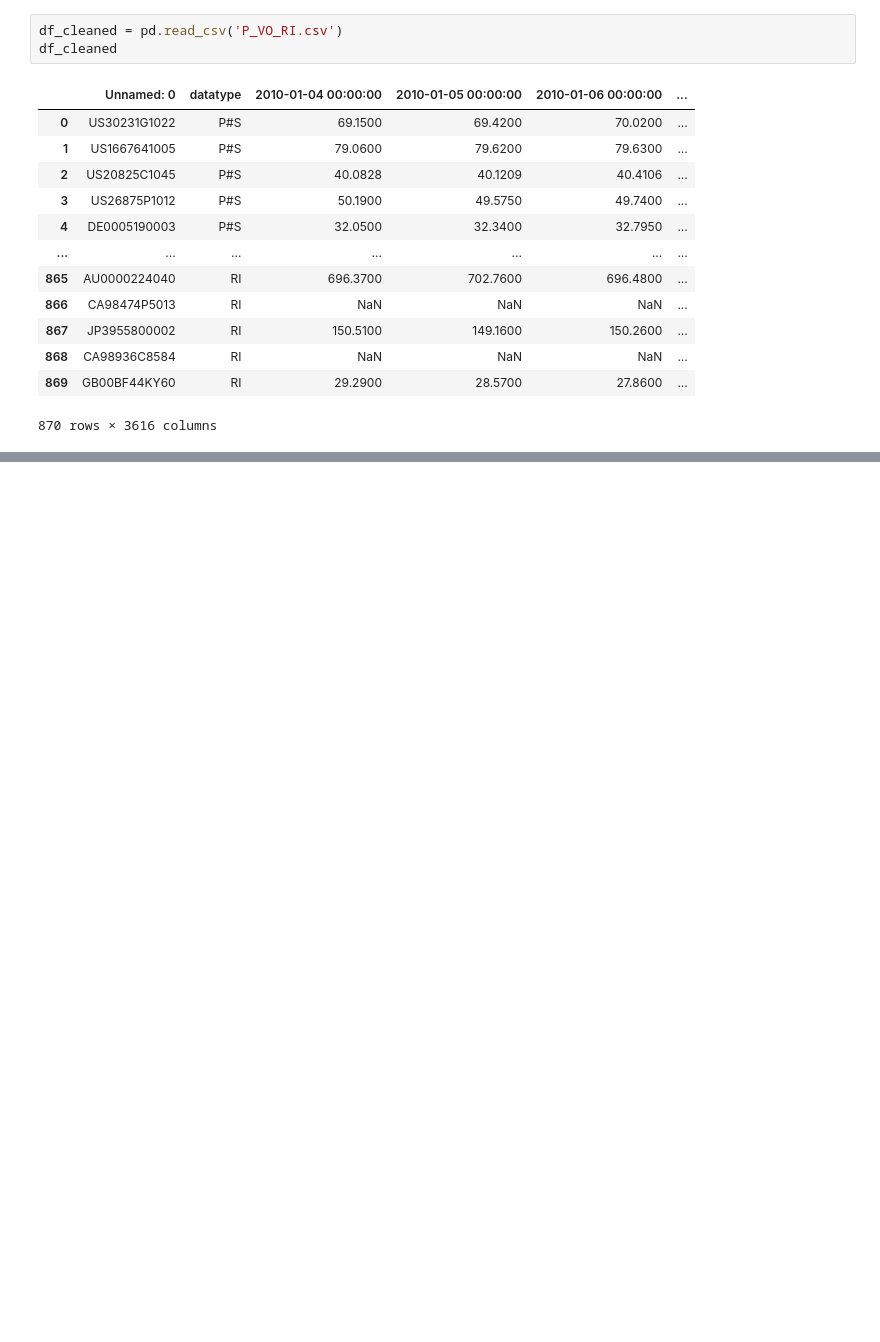
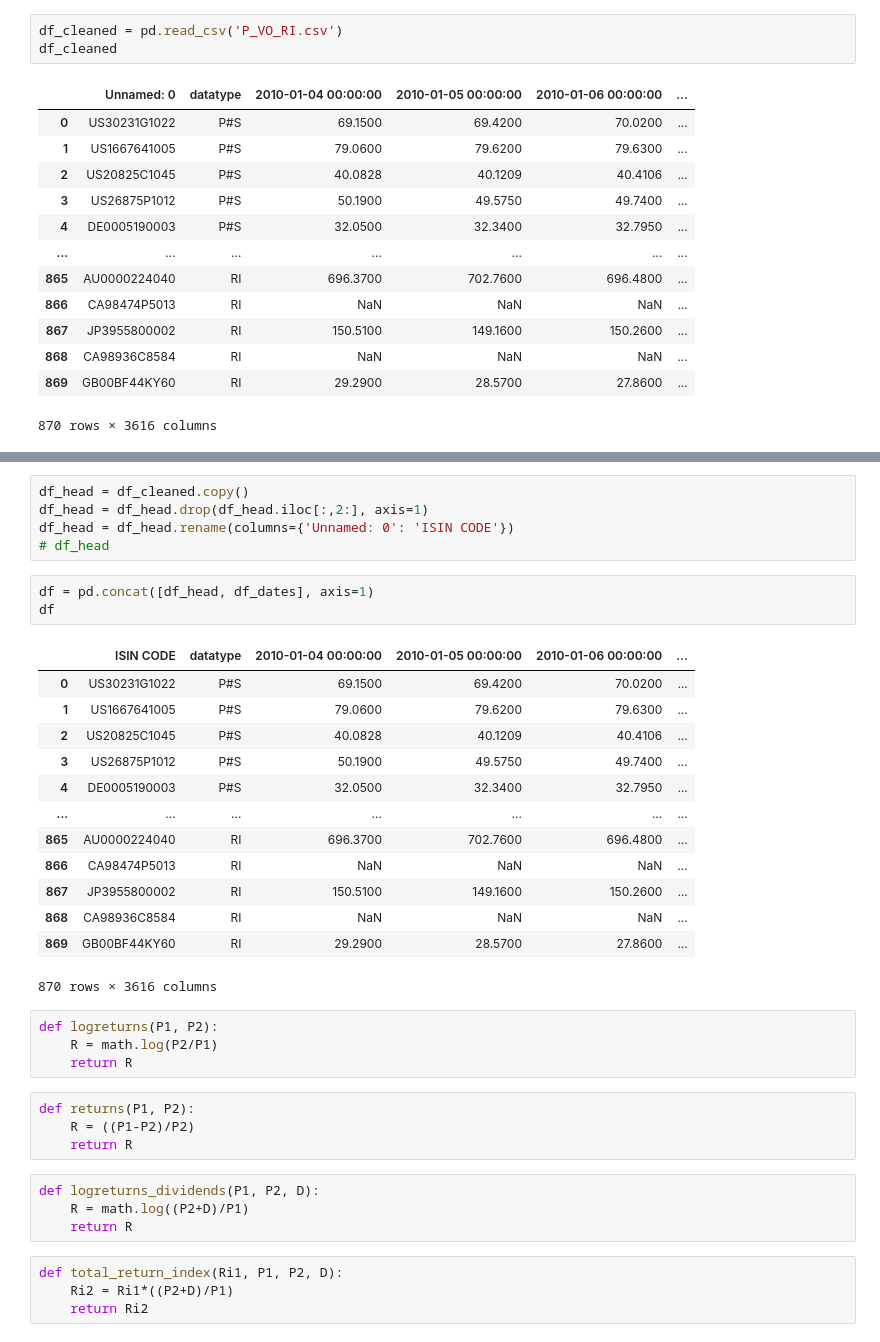
Before and after one commit to grallv/DSB2, a Jupyter notebook: calculate.ipynb, the cells around one changed output, grey strips where cells are left out. Saved outputs shown, nothing was run; the diff lists cells and outputs as text; blank space fills up the shorter version.

```diff
--- a/calculate.ipynb
+++ b/calculate.ipynb
@@ -21,0 +41,38 @@ df_cleaned
+# %%
+df_head = df_cleaned.copy()
+df_head = df_head.drop(df_head.iloc[:,2:], axis=1)
+df_head = df_head.rename(columns={'Unnamed: 0': 'ISIN CODE'})
+# df_head
+# %%
+df = pd.concat([df_head, df_dates], axis=1)
+df
+# %% [output]
+|  | ISIN CODE | datatype | 2010-01-04 00:00:00 | 2010-01-05 00:00:00 | 2010-01-06 00:00:00 | ... |
+| 0 | US30231G1022 | P#S | 69.1500 | 69.4200 | 70.0200 | ... |
+| 1 | US1667641005 | P#S | 79.0600 | 79.6200 | 79.6300 | ... |
+| 2 | US20825C1045 | P#S | 40.0828 | 40.1209 | 40.4106 | ... |
+| 3 | US26875P1012 | P#S | 50.1900 | 49.5750 | 49.7400 | ... |
+| 4 | DE0005190003 | P#S | 32.0500 | 32.3400 | 32.7950 | ... |
+| ... | ... | ... | ... | ... | ... | ... |
+| 865 | AU0000224040 | RI | 696.3700 | 702.7600 | 696.4800 | ... |
+| 866 | CA98474P5013 | RI | NaN | NaN | NaN | ... |
+| 867 | JP3955800002 | RI | 150.5100 | 149.1600 | 150.2600 | ... |
+| 868 | CA98936C8584 | RI | NaN | NaN | NaN | ... |
+| 869 | GB00BF44KY60 | RI | 29.2900 | 28.5700 | 27.8600 | ... |
+870 rows × 3616 columns
+# %%
+def logreturns(P1, P2):
+    R = math.log(P2/P1)
+    return R
+# %%
+def returns(P1, P2):
+    R = ((P1-P2)/P2)
+    return R
+# %%
+def logreturns_dividends(P1, P2, D):
+    R = math.log((P2+D)/P1)
+    return R
+# %%
+def total_return_index(Ri1, P1, P2, D):
+    Ri2 = Ri1*((P2+D)/P1)
+    return Ri2
```
Also changed, not shown: parts of 3 cells of this notebook, 1 other file.
